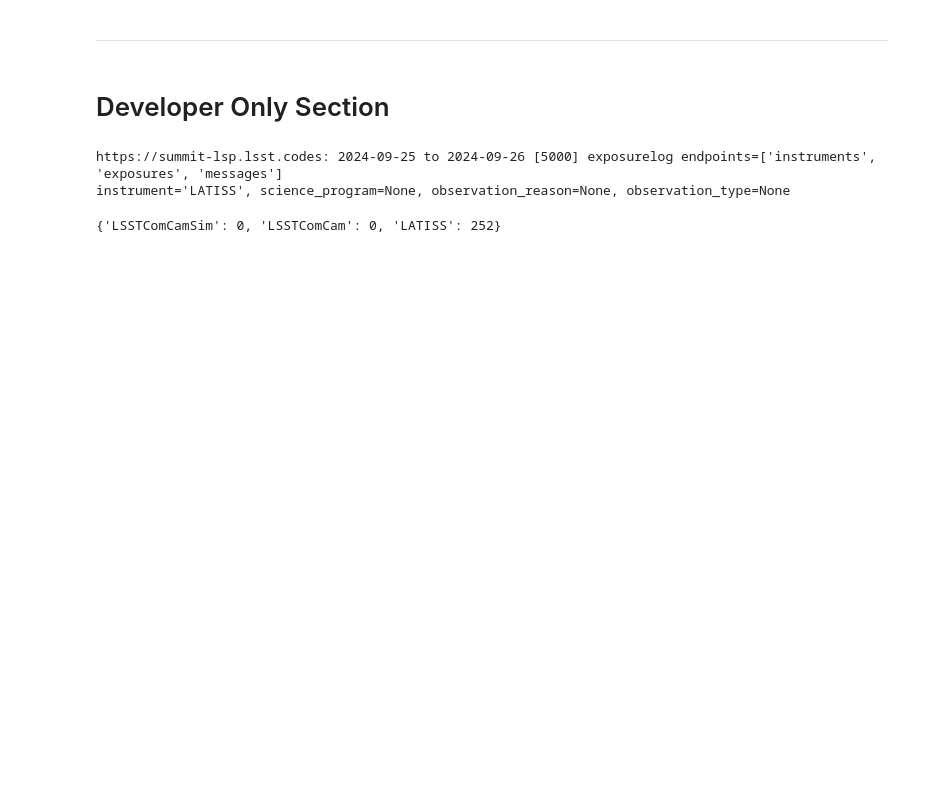
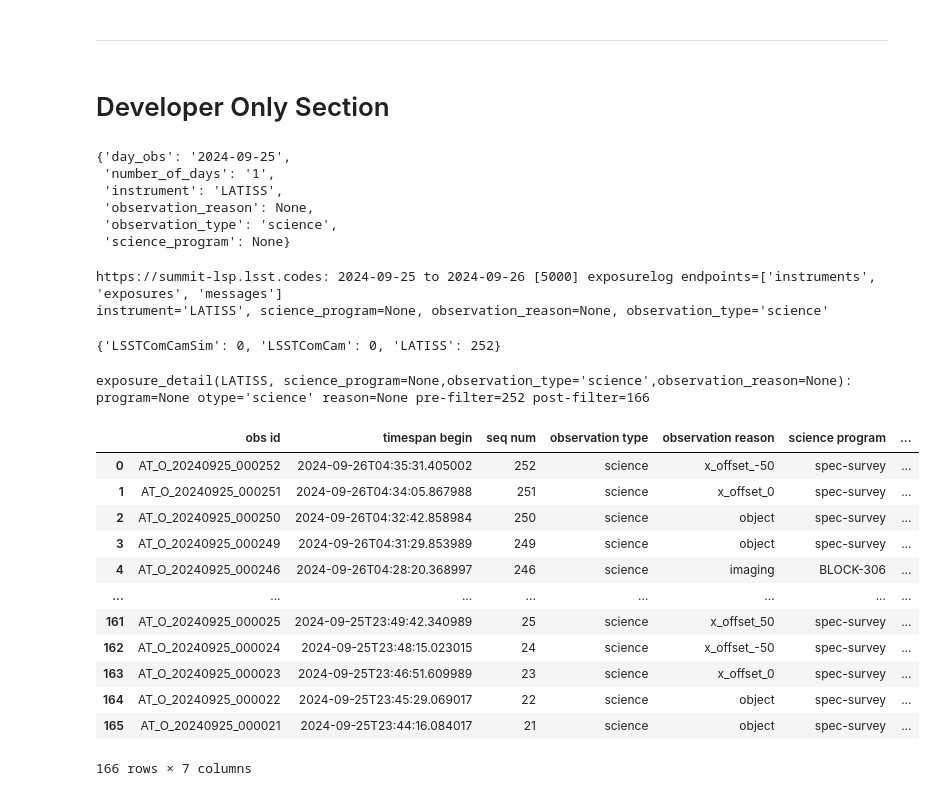
Before and after one commit to lsst-ts/ts_logging_and_reporting, a Jupyter notebook: notebooks_tsqr/ExposureDetail.ipynb, the cells around one changed output. Saved outputs shown, nothing was run; the diff lists cells and outputs as text; code cells hidden in the pictures; blank space fills up the shorter version.

```diff
--- a/notebooks_tsqr/ExposureDetail.ipynb
+++ b/notebooks_tsqr/ExposureDetail.ipynb
@@ -114,12 +119,41 @@ The number of exposures in this filtered result is 252
 # %% [markdown]
 # Developer Only Section
 # %%
+display(params)
 print(src_exp)
 print(f'{instrument=}, {science_program=}, {observation_reason=}, {observation_type=}')
 # %% [output]
-https://summit-lsp.lsst.codes: 2024-09-25 to 2024-09-26 [5000] exposurelog endpoints=['instruments', 'exposures', 'messages']
-instrument='LATISS', science_program=None, observation_reason=None, observation_type=None
+{'day_obs': '2024-09-25',
+ 'number_of_days': '1',
+ 'instrument': 'LATISS',
+ 'observation_reason': None,
+ 'observation_type': 'science',
+ 'science_program': None}
+https://summit-lsp.lsst.codes: 2024-09-25 to 2024-09-26 [5000] exposurelog endpoints=['instruments', 'exposures', 'messages']
+instrument='LATISS', science_program=None, observation_reason=None, observation_type='science'
 # %%
 print({k: len(v) for k,v in src_exp.exposures.items()})
 # %% [output]
 {'LSSTComCamSim': 0, 'LSSTComCam': 0, 'LATISS': 252}
+# %%
+src_exp.exposure_detail(instrument=instrument,
+                            science_program=science_program,
+                            observation_reason=observation_reason,
+                            observation_type=observation_type
+                           )
+# %% [output]
+exposure_detail(LATISS, science_program=None,observation_type='science',observation_reason=None):
+program=None otype='science' reason=None pre-filter=252 post-filter=166
+|  | obs id | timespan begin | seq num | observation type | observation reason | science program | ... |
+| 0 | AT_O_20240925_000252 | 2024-09-26T04:35:31.405002 | 252 | science | x_offset_-50 | spec-survey | ... |
+| 1 | AT_O_20240925_000251 | 2024-09-26T04:34:05.867988 | 251 | science | x_offset_0 | spec-survey | ... |
+| 2 | AT_O_20240925_000250 | 2024-09-26T04:32:42.858984 | 250 | science | object | spec-survey | ... |
+| 3 | AT_O_20240925_000249 | 2024-09-26T04:31:29.853989 | 249 | science | object | spec-survey | ... |
+| 4 | AT_O_20240925_000246 | 2024-09-26T04:28:20.368997 | 246 | science | imaging | BLOCK-306 | ... |
+| ... | ... | ... | ... | ... | ... | ... | ... |
+| 161 | AT_O_20240925_000025 | 2024-09-25T23:49:42.340989 | 25 | science | x_offset_50 | spec-survey | ... |
+| 162 | AT_O_20240925_000024 | 2024-09-25T23:48:15.023015 | 24 | science | x_offset_-50 | spec-survey | ... |
+| 163 | AT_O_20240925_000023 | 2024-09-25T23:46:51.609989 | 23 | science | x_offset_0 | spec-survey | ... |
+| 164 | AT_O_20240925_000022 | 2024-09-25T23:45:29.069017 | 22 | science | object | spec-survey | ... |
+| 165 | AT_O_20240925_000021 | 2024-09-25T23:44:16.084017 | 21 | science | object | spec-survey | ... |
+166 rows × 7 columns
```
Also changed, not shown: parts of 5 cells of this notebook, 5 other files.
